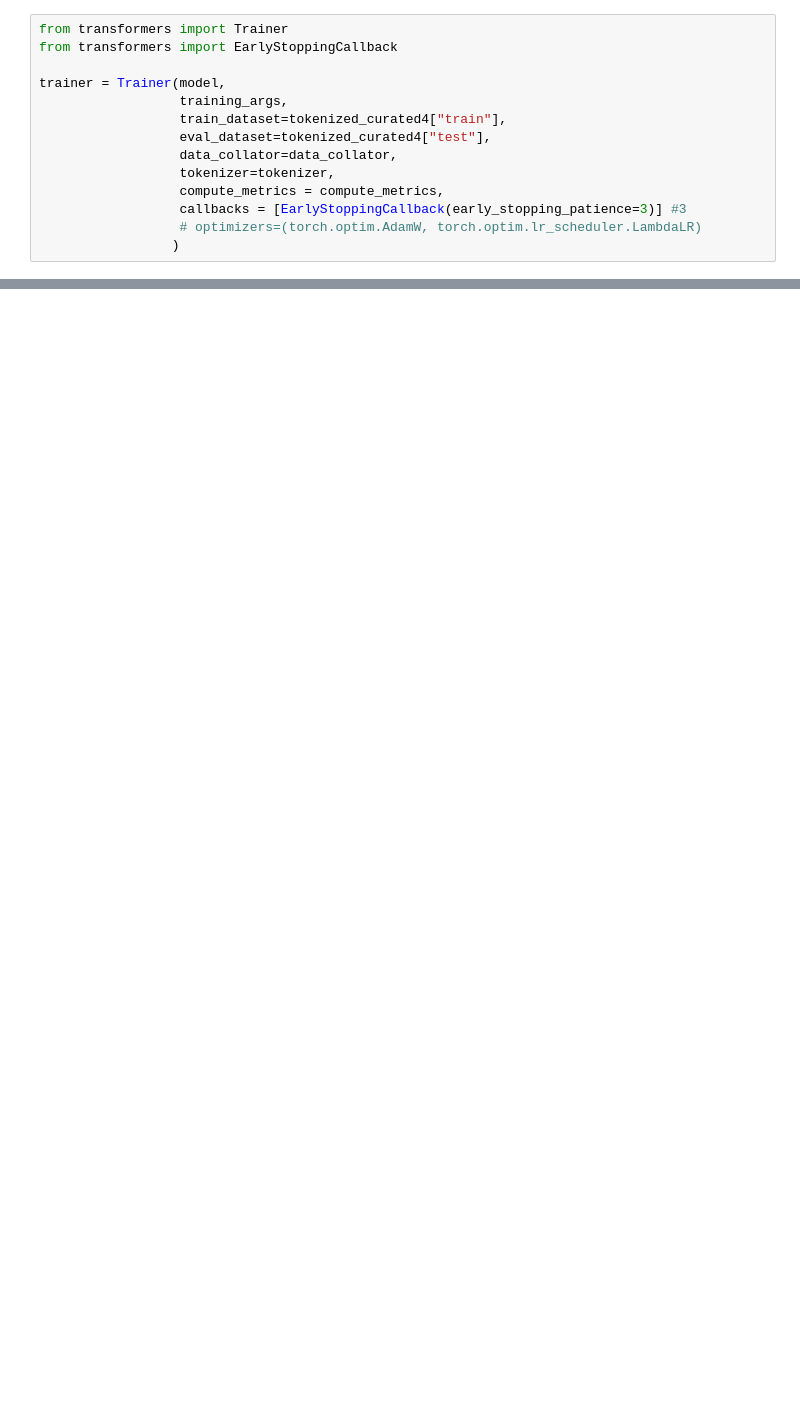
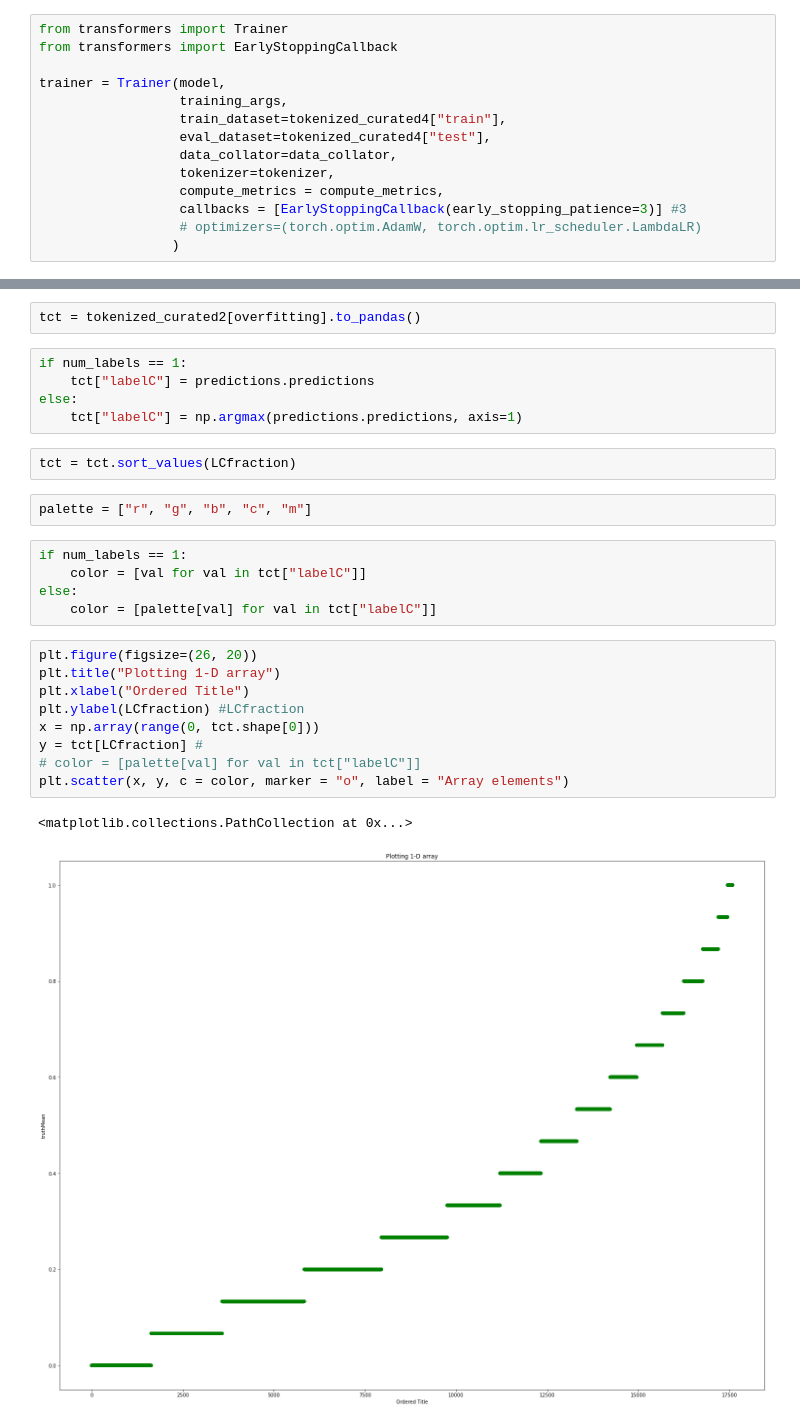
Before and after one commit to caush/Clickbait, a Jupyter notebook: Transfert.ipynb, the cells around one changed output, grey strips where cells are left out. Saved outputs shown, nothing was run; the diff lists cells and outputs as text; blank space fills up the shorter version.

```diff
--- a/Transfert.ipynb
+++ b/Transfert.ipynb
@@ -218,0 +327,28 @@ TrainOutput(global_step=650, training_loss=1.1263484778771033, metrics={'train_r
+# %%
+tct = tokenized_curated2[overfitting].to_pandas()
+# %%
+if num_labels == 1:
+    tct["labelC"] = predictions.predictions
+else:
+    tct["labelC"] = np.argmax(predictions.predictions, axis=1)
+# %%
+tct = tct.sort_values(LCfraction)
+# %%
+palette = ["r", "g", "b", "c", "m"]
+# %%
+if num_labels == 1:
+    color = [val for val in tct["labelC"]]
+else:
+    color = [palette[val] for val in tct["labelC"]]
+# %%
+plt.figure(figsize=(26, 20))
+plt.title("Plotting 1-D array")
+plt.xlabel("Ordered Title")
+plt.ylabel(LCfraction) #LCfraction
+x = np.array(range(0, tct.shape[0]))
+y = tct[LCfraction] #
+# color = [palette[val] for val in tct["labelC"]]
+plt.scatter(x, y, c = color, marker = "o", label = "Array elements")
+# %% [output]
+<matplotlib.collections.PathCollection at 0x...>
+[figure, added]
```
Also changed, not shown: parts of 22 cells of this notebook.
